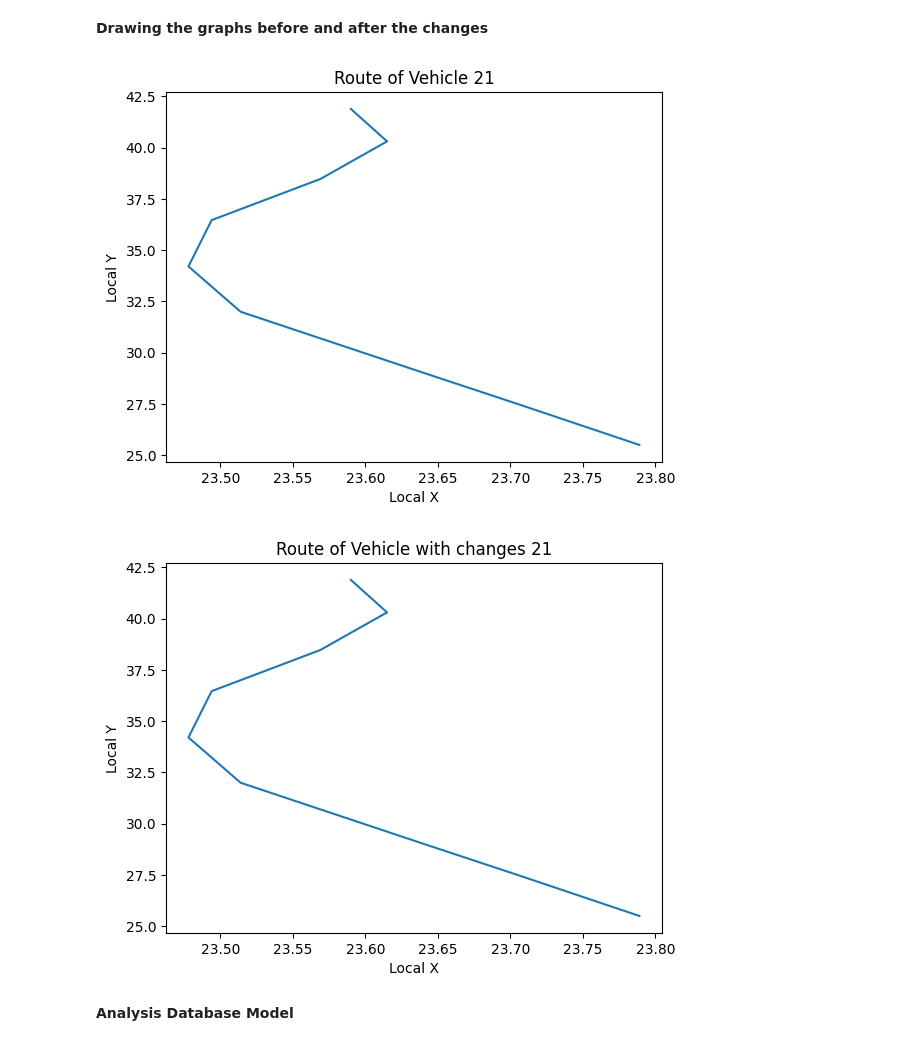
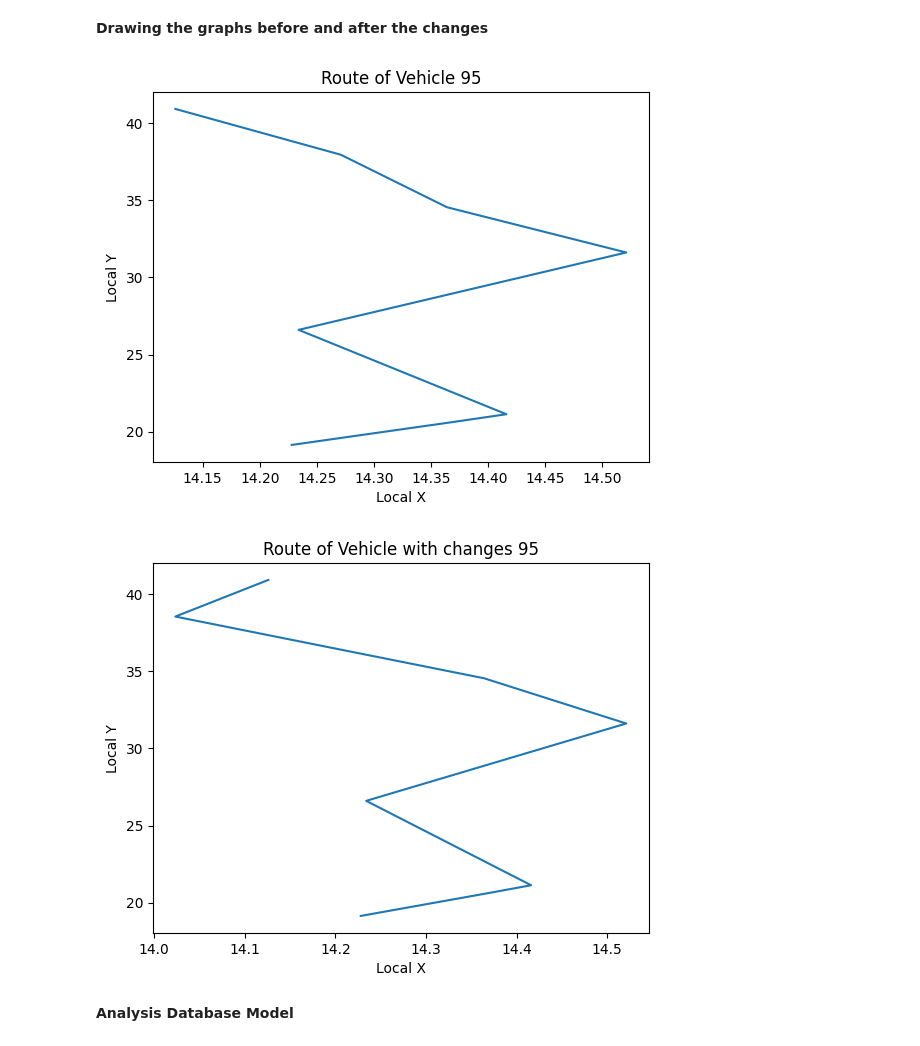
Before and after one commit to NaomiInbal/anomaly-detection-and-trajectory-classification, a Jupyter notebook: Route_classification_anomaly_detection.ipynb, the cells around one changed output. Saved outputs shown, nothing was run; the diff lists cells and outputs as text; code cells hidden in the pictures.

```diff
--- a/Route_classification_anomaly_detection.ipynb
+++ b/Route_classification_anomaly_detection.ipynb
@@ -106,7 +108,7 @@ import pandas as pd
 df = pd.read_csv("https://data.transportation.gov/resource/8ect-6jqj.csv")
 
 # Define the vehicle id for which you want to draw the route
-vehicle_id = 21
+vehicle_id = 95
 
 # Filter the dataframe to keep only the data for the selected vehicle
 df_vehicle = df[df['vehicle_id'] == vehicle_id]
@@ -118,36 +120,36 @@ y = df_vehicle['local_y'].tolist()
 # Plot the route
 plt.plot(x, y)
 plt.xlabel("Local X")
 plt.ylabel("Local Y")
 plt.title(f"Route of Vehicle {vehicle_id}")
 plt.show()
 
 
 import matplotlib.pyplot as plt
 import pandas as pd
 
 # Load the data into a pandas dataframe
 df_modified = pd.read_csv("tracks_database_modified.csv")
 
 # Define the vehicle id for which you want to draw the route
-vehicle_id = 21
+vehicle_id = 95
 
 # Filter the dataframe to keep only the data for the selected vehicle
 df_vehicle = df_modified[df_modified['vehicle_id'] == vehicle_id]
 
 # Extract the local_x and local_y coordinates for the selected vehicle
 x = df_vehicle['local_x'].tolist()
 y = df_vehicle['local_y'].tolist()
 
 # Plot the route
 plt.plot(x, y)
 plt.xlabel("Local X")
 plt.ylabel("Local Y")
 plt.title(f"Route of Vehicle with changes {vehicle_id}")
 plt.show()
 # %% [output]
-[figure, old version]
+[figure, new version]
-[figure, old version]
+[figure, new version]
 # %% [markdown]
 **Analysis Database Model**
 # %%
```
Also changed, not shown: parts of 6 cells of this notebook.
